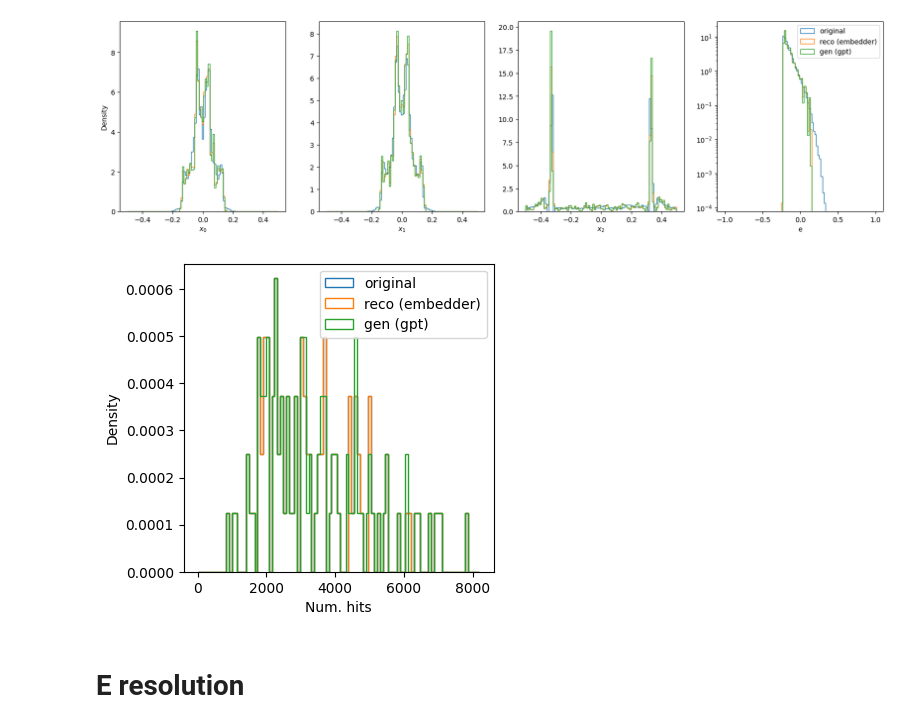
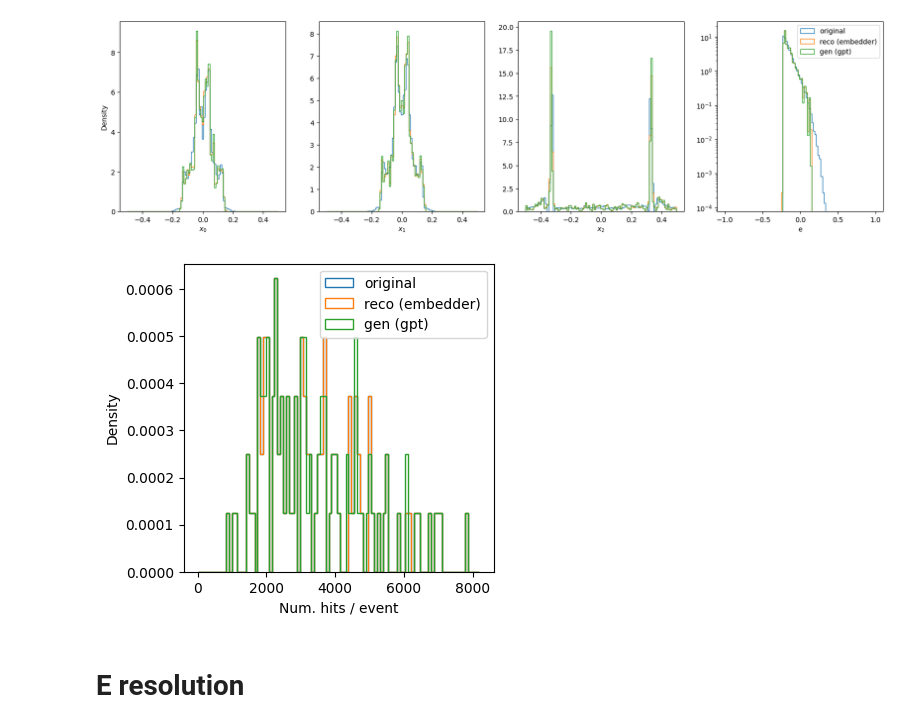
Before and after one commit to erwulff/particlemind, a Jupyter notebook: src/compare_generated_samples.ipynb, the cells around one changed output. Saved outputs shown, nothing was run; the diff lists cells and outputs as text; code cells hidden in the pictures.

```diff
--- a/src/compare_generated_samples.ipynb
+++ b/src/compare_generated_samples.ipynb
@@ -216,16 +216,16 @@ plt.show()
 # %%
 # number of hits
 
 fig, ax = plt.subplots(1, 1, figsize = (4, 4))
 ax.hist([len(event) for event in features_original[0]], bins = np.linspace(0, 8192, nbins), histtype = "step", label = "original", density=True)
 ax.hist([len(event) for event in features_reconstructed[0]], bins = np.linspace(0, 8192, nbins), histtype = "step", label = "reco (embedder)", density=True)
 ax.hist([len(event) for event in features_generated[0]], bins = np.linspace(0, 8192, nbins), histtype = "step", label = "gen (gpt)", density=True)
-ax.set_xlabel("Num. hits")
+ax.set_xlabel("Num. hits / event")
 ax.set_ylabel("Density")
 ax.legend()
 plt.show()
 # %% [output]
-[figure, old version]
+[figure, new version]
 # %% [markdown]
 # E resolution
 # %%
```
Also changed, not shown: parts of 6 cells of this notebook.
